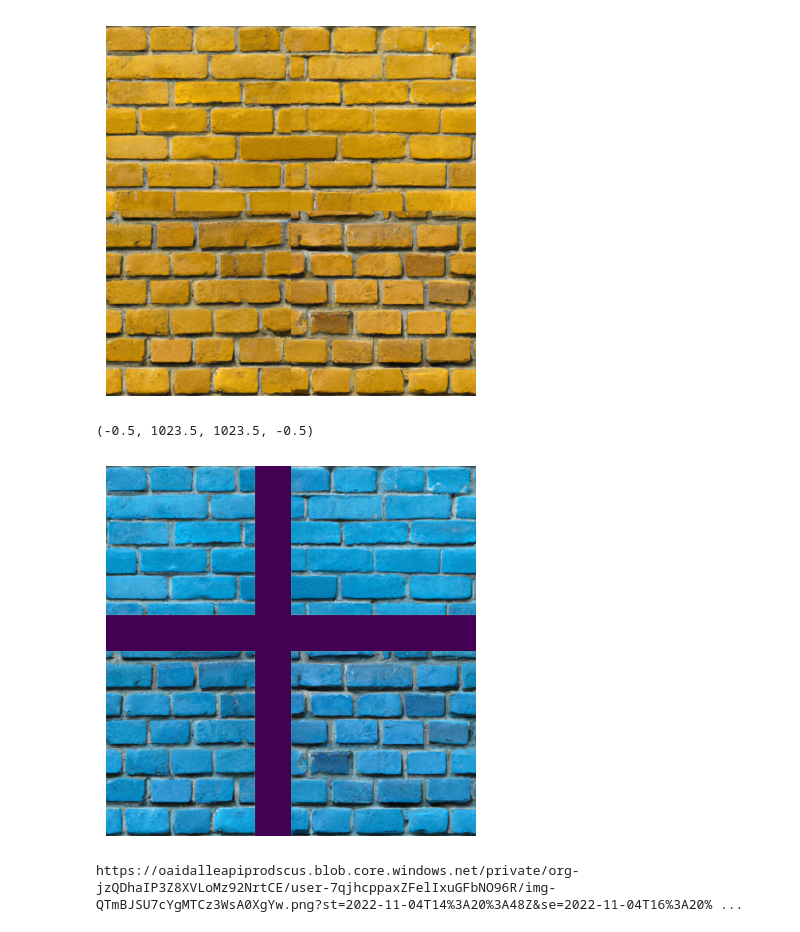
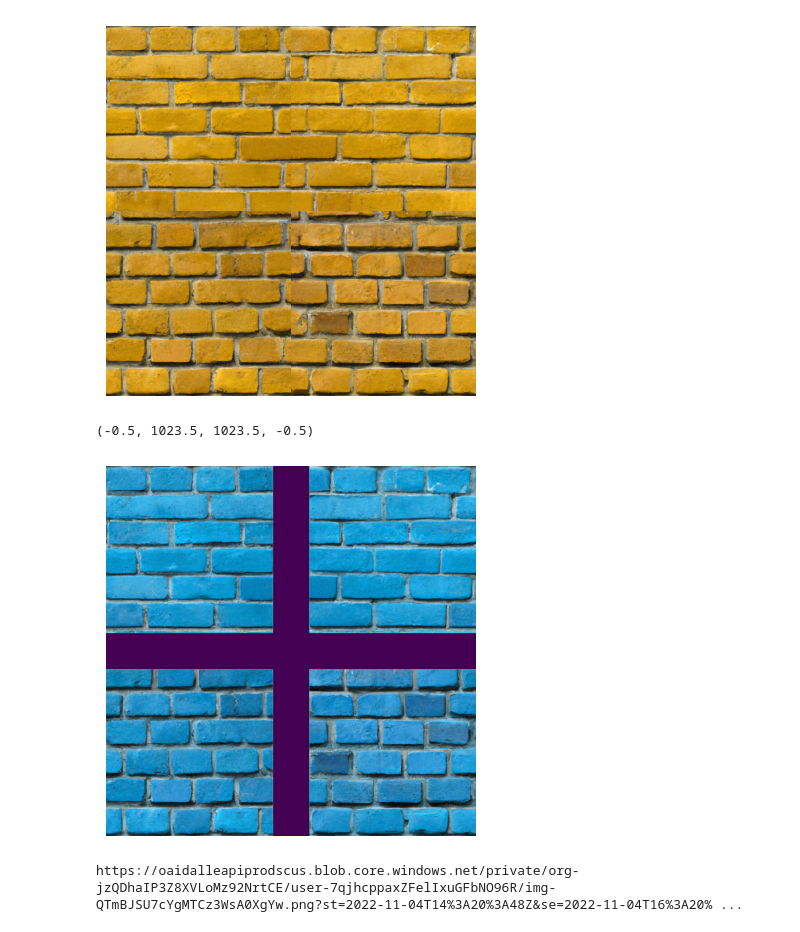
Before and after one commit to FergusKidd/Seamless-Texture-Generation-with-DALL-E-2, a Jupyter notebook: Seamless-Texture-Generation.ipynb, the cells around one changed output. Cells and saved outputs as stored; diff of their text form; code cells hidden in the pictures.

Commit message:
correct incorrect mask position

```diff
--- a/Seamless-Texture-Generation.ipynb
+++ b/Seamless-Texture-Generation.ipynb
@@ -90,31 +90,28 @@ plt.axis('off')
 # %%
 #apply a cross shaped mask to the new seem
 
 seam_thickness = 100
 adjust = seam_thickness/2
 
-cXnew = int(cX - adjust)
-cYnew = int(cY - adjust)
-
 mask = np.ones(img.shape[:2], dtype="uint8")
 mask = mask*255
-cv2.line(mask, (cXnew,0), (cXnew, h), 0, seam_thickness)
-cv2.line(mask, (0,cYnew), (w, cYnew), 0, seam_thickness)
+cv2.line(mask, (cX,0), (cX, h), 0, seam_thickness)
+cv2.line(mask, (0,cY), (w, cY), 0, seam_thickness)
 
 plt.imshow(mask)
 
 #make an alpha image from the mask
 b_channel, g_channel, r_channel = cv2.split(im_whole)
 
 alpha_channel = mask #creating a dummy alpha channel image.
 
 img_BGRA = cv2.merge((b_channel, g_channel, r_channel, alpha_channel))
 
 plt.imshow(img_BGRA)
 plt.axis('off')
 # %% [output]
 (-0.5, 1023.5, 1023.5, -0.5)
-[figure, old version]
+[figure, new version]
 # %%
 #save images for use later
 cv2.imwrite('im_whole.png', im_whole)
```
